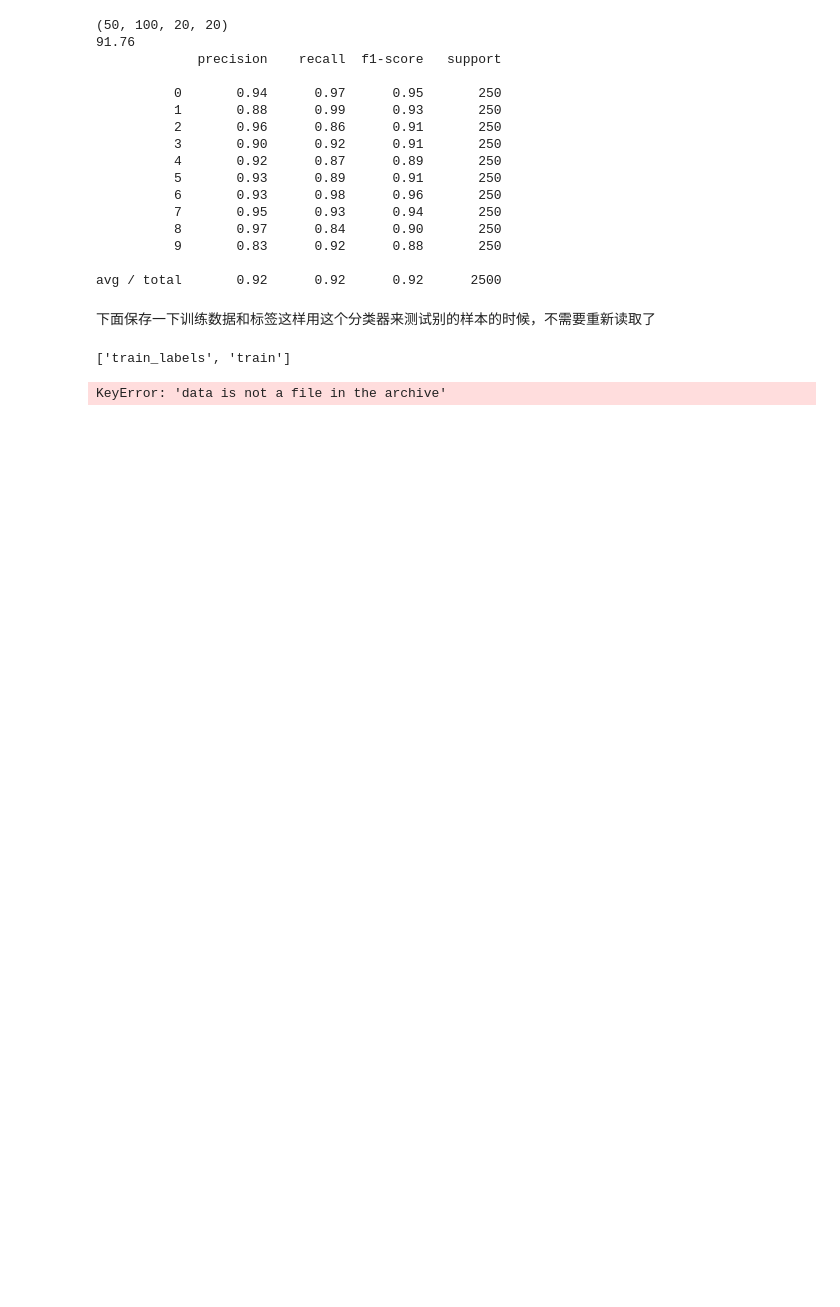
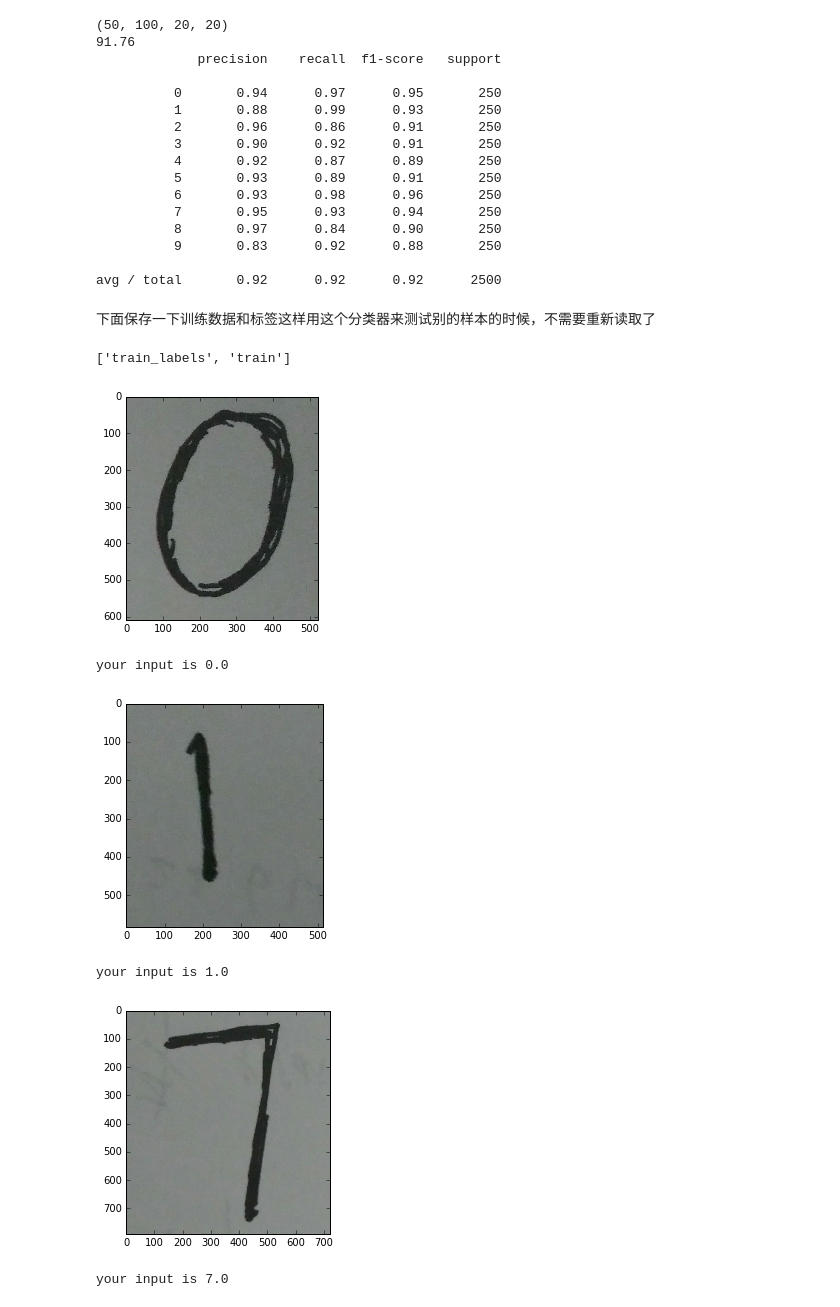
Before and after one commit to DragonFive/python_cv_AI_ML, a Jupyter notebook: cv_python/opencv-python.ipynb, the cells around one changed output. Drawn from its saved outputs; the diff is of its cells as text; code cells hidden in the pictures; blank space fills up the shorter version.

```diff
--- a/cv_python/opencv-python.ipynb
+++ b/cv_python/opencv-python.ipynb
@@ -334,11 +336,66 @@ avg / total       0.92      0.92      0.92      2500
 下面保存一下训练数据和标签这样用这个分类器来测试别的样本的时候，不需要重新读取了
 # %%
 np.savez('knn_handwritedata.npz',train=train,train_labels=train_labels)
+with np.load('knn_handwritedata.npz') as data:
+    print data.files
+    train = data['train']
+    train_labels = data['train_labels']
+# %% [output]
+['train_labels', 'train']
-# %%
-with np.load('knn_handwritedata.npz') as data:
-    print data.files
-    train = data['train']
-    train_labels = data['train_labels']
-# %% [output]
-['train_labels', 'train']
-KeyError: 'data is not a file in the archive'
+# %%
+%matplotlib inline
+import  matplotlib.pyplot as plt
+
+def showimg(img1):
+    plt.imshow(img1)
+    plt.show()
+    img1 = cv2.cvtColor(img1,cv2.COLOR_BGR2GRAY)
+    img1 = 255-img1
+
+    mean_gray = np.mean(img1)
+    img1 = np.array([ [0 if cell<180 else cell  for cell in row ] for row in img1 ]).astype(np.float32)
+
+    #print np.count_nonzero(img1)
+    #print img1.shape
+
+
+
+    img1 = cv2.resize(img1,(20,20),interpolation = cv2.INTER_AREA).reshape(-1,400)
+    ret,result,neighbor,dist = knn.findNearest(img1,k=40)
+
+
+    print 'your input is',result[0][0]
+
+
+img0 = cv2.imread('0.jpg')
+img1 = cv2.imread('1.jpg')
+img6 = cv2.imread('7.jpg')
+
+showimg(img0)
+showimg(img1)
+showimg(img6)
+# plt.imshow(img1)
+# plt.show()
+# img1 = cv2.cvtColor(img1,cv2.COLOR_BGR2GRAY)
+# img1 = 255-img1
+
+# mean_gray = np.mean(img1)
+# img1 = np.array([ [0 if cell<180 else cell  for cell in row ] for row in img1 ]).astype(np.float32)
+
+# #print np.count_nonzero(img1)
+# #print img1.shape
+
+
+
+# img1 = cv2.resize(img1,(20,20),interpolation = cv2.INTER_AREA).reshape(-1,400)
+# ret,result,neighbor,dist = knn.findNearest(img1,k=20)
+
+
+# print 'your input is',result[0][0]
+# %% [output]
+[figure, added]
+your input is 0.0
+[figure, added]
+your input is 1.0
+[figure, added]
+your input is 7.0
```
Also changed, not shown: parts of 6 cells of this notebook.
